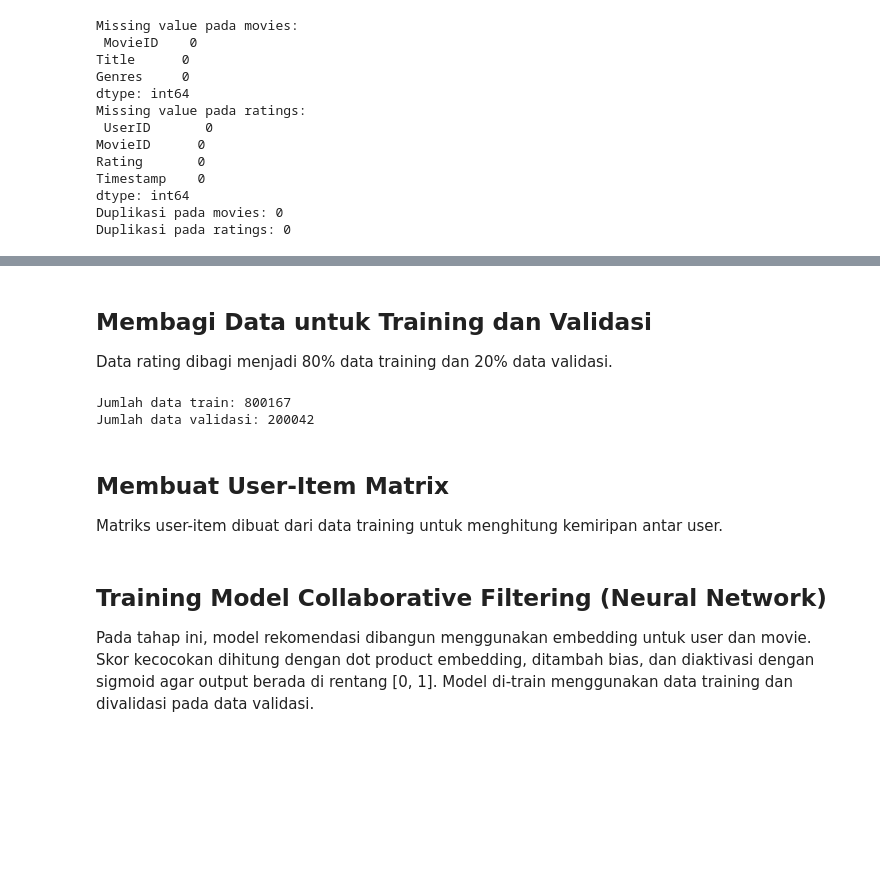
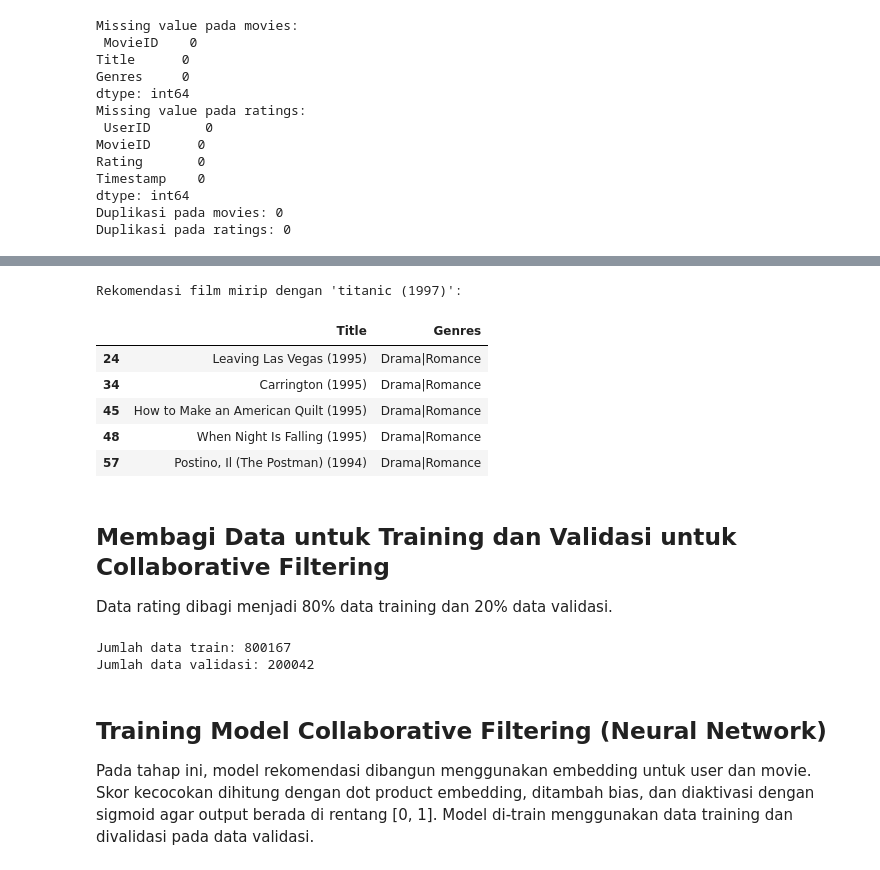
Before and after one commit to SoraIroShiro/submission-2-ml-terapan, a Jupyter notebook: submission_sistem_rekomendasi_fiqi.ipynb, the cells around one changed output, grey strips where cells are left out. Cells and saved outputs as stored; diff of their text form; code cells hidden in the pictures; blank space fills up the shorter version.

```diff
--- a/submission_sistem_rekomendasi_fiqi.ipynb
+++ b/submission_sistem_rekomendasi_fiqi.ipynb
@@ -109,5 +123,43 @@ Duplikasi pada ratings: 0
+# %%
+
+
+# Membuat fitur genre sebagai string (tanpa tanda '|')
+movies['Genres_str'] = movies['Genres'].apply(lambda x: x.replace('|', ' '))
+
+# Inisialisasi dan fit TF-IDF Vectorizer pada genre
+tfidf = TfidfVectorizer()
+tfidf_matrix = tfidf.fit_transform(movies['Genres_str'])
+
+# Menghitung kemiripan antar film berdasarkan genre (TF-IDF)
+cosine_sim_tfidf = cosine_similarity(tfidf_matrix)
+
+# Fungsi rekomendasi film berdasarkan judul (TF-IDF)
+def recommend_content_based_tfidf(title, top_n=5):
+    idx = movies[movies['Title'].str.lower() == title.lower()].index
+    if len(idx) == 0:
+        print("Film tidak ditemukan.")
+        return
+    idx = idx[0]
+    sim_scores = list(enumerate(cosine_sim_tfidf[idx]))
+    sim_scores = sorted(sim_scores, key=lambda x: x[1], reverse=True)
+    sim_scores = sim_scores[1:top_n+1]
+    film_idx = [i[0] for i in sim_scores]
+    return movies.iloc[film_idx][['Title', 'Genres']]
+
+# Contoh rekomendasi
+judul_film = 'titanic (1997)'
+print(f"Rekomendasi film mirip dengan '{judul_film}':")
+display(recommend_content_based_tfidf(judul_film))
+# %% [output]
+Rekomendasi film mirip dengan 'titanic (1997)':
+|  | Title | Genres |
+| 24 | Leaving Las Vegas (1995) | Drama|Romance |
+| 34 | Carrington (1995) | Drama|Romance |
+| 45 | How to Make an American Quilt (1995) | Drama|Romance |
+| 48 | When Night Is Falling (1995) | Drama|Romance |
+| 57 | Postino, Il (The Postman) (1994) | Drama|Romance |
 # %% [markdown]
-## Membagi Data untuk Training dan Validasi
+## Membagi Data untuk Training dan Validasi untuk Collaborative Filtering
 
 Data rating dibagi menjadi 80% data training dan 20% data validasi.
 # %%
@@ -122,7 +173,3 @@ print("Jumlah data validasi:", ratings_val.shape[0])
 # %% [output]
 Jumlah data train: 800167
 Jumlah data validasi: 200042
-# %% [markdown]
-## Membuat User-Item Matrix
-
-Matriks user-item dibuat dari data training untuk menghitung kemiripan antar user.
```
Also changed, not shown: parts of 10 cells of this notebook, 1 other file.
